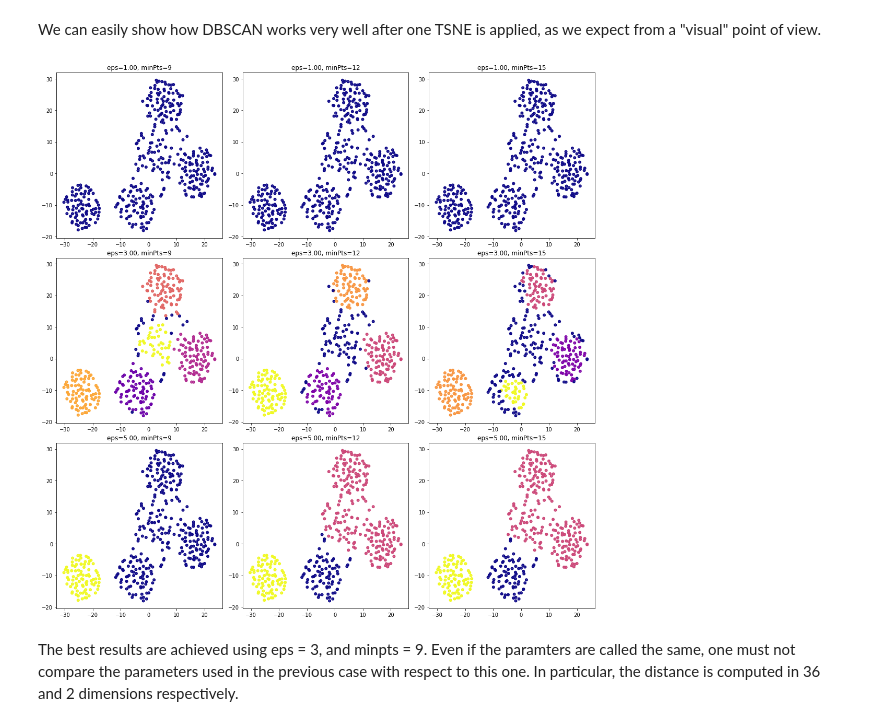
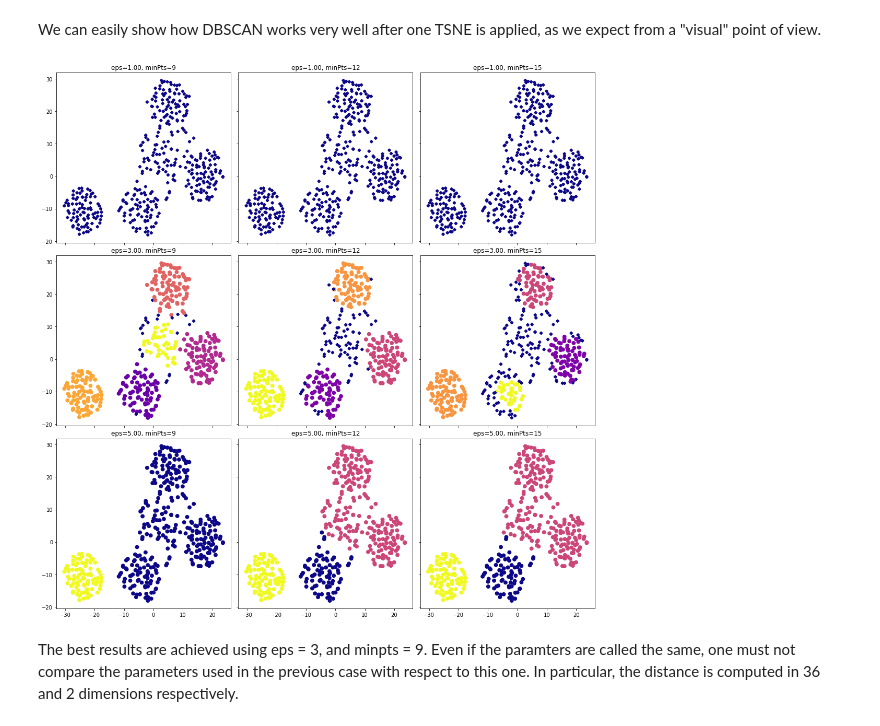
Before and after one commit to LorenzoBuriola/LoCP_moduleB, a Jupyter notebook: Week4/FPGheArt_exercise4.ipynb, the cells around one changed output. Saved outputs shown, nothing was run; the diff lists cells and outputs as text; code cells hidden in the pictures.

```diff
--- a/Week4/FPGheArt_exercise4.ipynb
+++ b/Week4/FPGheArt_exercise4.ipynb
@@ -175,12 +177,12 @@ As we will see in the following part, DBSCAN performs best with 3 and 5 minpts.
 # %% [markdown]
 ## Eps estimate
 # %%
-fig, ax = plt.subplots(1,4, figsize = (18,5))
+fig, ax = plt.subplots(1,5, figsize = (18,5))
 values = [7800,12000,20000,25000]
-for i in range(4):
+for i in range(5):
 
     ax[i].scatter(range(len(avg_dist[i])), np.sort(avg_dist[i]))
-    ax[i].axhline(values[i])
+    #ax[i].axhline(values[i])
     ax[i].set_xlabel("Average distances")
     ax[i].set_title(f"Avg distances mean: {min_sample_range[i]} neighbours")
 ax[0].set_ylabel("Count")
@@ -206,12 +208,14 @@ def plotting_ax(X, y, ax):
         ax.scatter(X[pos,0], X[pos,1], c=cpalette[i%len(cpalette)], s=4)
 
 fig, ax = plt.subplots(len(eps_range),len(min_sample_range),figsize=(15,10))
+y_pred = []
 
 for i, eps in enumerate(eps_range):
     for j, min_samples in enumerate(min_sample_range):
         model = DBSCAN(eps=eps, min_samples=min_samples)
         model.fit(data)
         y = model.labels_
+        y_pred.append(y)
         plotting_ax(data_embedded_list[1],y,ax[i,j])
         ax[i,j].set_title('eps=%.2f, minPts=%i'%(eps,min_samples))
 
@@ -230,7 +246,7 @@ There are no explicit links also to the method propsed by the paper for the *eps
 ## Data loading and 3d visualization
 # %%
 x = np.loadtxt("DATA/x_M5_N400.csv")
-y = np.loadtxt("DATA/y_M5_N400.csv")
+y_data = np.loadtxt("DATA/y_M5_N400.csv")
 # %% [markdown]
 ## TSNE
 # %%
@@ -306,13 +322,13 @@ def plotting_ax(X, y, ax):
     ax.scatter(X[:,0], X[:,1], c=y, s=4, lw = 3)
 
 fig, ax = plt.subplots(len(eps_range),len(min_sample_range),figsize=(15,10))
-borgo = []
+y_pred = []
 
 for i, eps in enumerate(eps_range):
     for j, min_samples in enumerate(min_sample_range):
         model = DBSCAN(eps=eps, min_samples=min_samples, metric = 'manhattan')
         model.fit(x)
-        borgo.append(model.labels_)
+        y_pred.append(model.labels_)
         y = model.labels_
         plotting_ax(x_embedded_list[1],y,ax[i,j])
         ax[i,j].set_title('eps=%.2f, minPts=%i'%(eps,min_samples))
@@ -330,27 +358,47 @@ We can easily show how DBSCAN works very well after one TSNE is applied, as we e
 # %%
 eps_range = [1,3,5]
 min_sample_range = [9,12,15]
 cpalette = ["#1CE6FF", "#FF34FF", "#FF4A46","#008941", "#006FA6", "#A30059", "#0000A6", "#63FFAC","#B79762", "#004D43", "#8FB0FF", "#997D87","#5A0007", "#809693","#1B4400", "#4FC601", "#3B5DFF", "#4A3B53","#886F4C","#34362D", "#B4A8BD", "#00A6AA", "#452C2C","#636375", "#A3C8C9", "#FF913F", "#938A81","#575329", "#00FECF", "#B05B6F"]
+def mscatter(x,y,ax=None, m=None, **kw):
+    import matplotlib.markers as mmarkers
+    if not ax: ax=plt.gca()
+    sc = ax.scatter(x,y,**kw)
+    if (m is not None) and (len(m)==len(x)):
+        paths = []
+        for marker in m:
+            if isinstance(marker, mmarkers.MarkerStyle):
+                marker_obj = marker
+            else:
+                marker_obj = mmarkers.MarkerStyle(marker)
+            path = marker_obj.get_path().transformed(
+                        marker_obj.get_transform())
+            paths.append(path)
+        sc.set_paths(paths)
+    return sc
+
 
 def plotting_ax(X, y, ax):
-    ax.scatter(X[:,0], X[:,1], c=y, s=4, lw = 4, cmap = 'plasma')
 
-fig, ax = plt.subplots(len(eps_range),len(min_sample_range),figsize=(15,15))
-borgo = []
+    mark = np.where(y==-1,"x","o")
+    #ax.scatter(X[:,0], X[:,1], c=y, s=4, lw = 4, cmap = 'plasma')
+    mscatter(X[:,0], X[:,1], c=y, s=15, m=mark, ax=ax, lw=4, cmap = 'plasma')
+
+fig, ax = plt.subplots(len(eps_range),len(min_sample_range),figsize=(15,15), sharex = True, sharey = True)
+y_pred = []
 
 for i, eps in enumerate(eps_range):
     for j, min_samples in enumerate(min_sample_range):
         model = DBSCAN(eps=eps, min_samples=min_samples)
         model.fit(x_embedded_list[1])
-        borgo.append(model.labels_)
+        y_pred.append(model.labels_)
         y = model.labels_
         plotting_ax(x_embedded_list[1],y,ax[i,j])
         ax[i,j].set_title('eps=%.2f, minPts=%i'%(eps,min_samples))
 
 plt.tight_layout(h_pad=0.5)
 plt.show()
 # %% [output]
-[figure, old version]
+[figure, new version]
 # %% [markdown]
 The best results are achieved using eps = 3, and minpts = 9.
 Even if the paramters are called the same, one must not compare the parameters used in the previous case with respect to this one. In particular, the distance is computed in 36 and 2 dimensions respectively.
```
Also changed, not shown: parts of 13 cells of this notebook.
